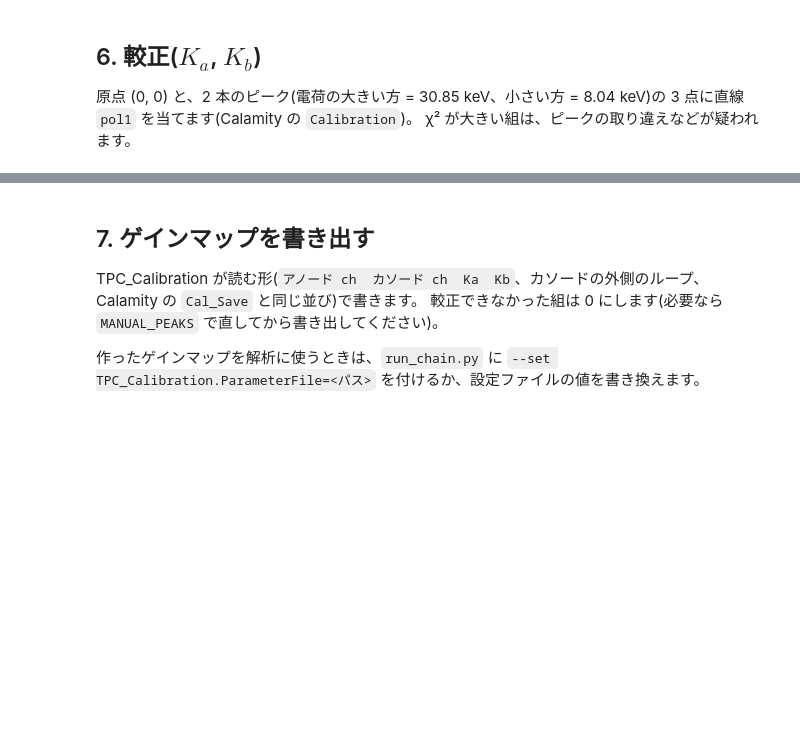
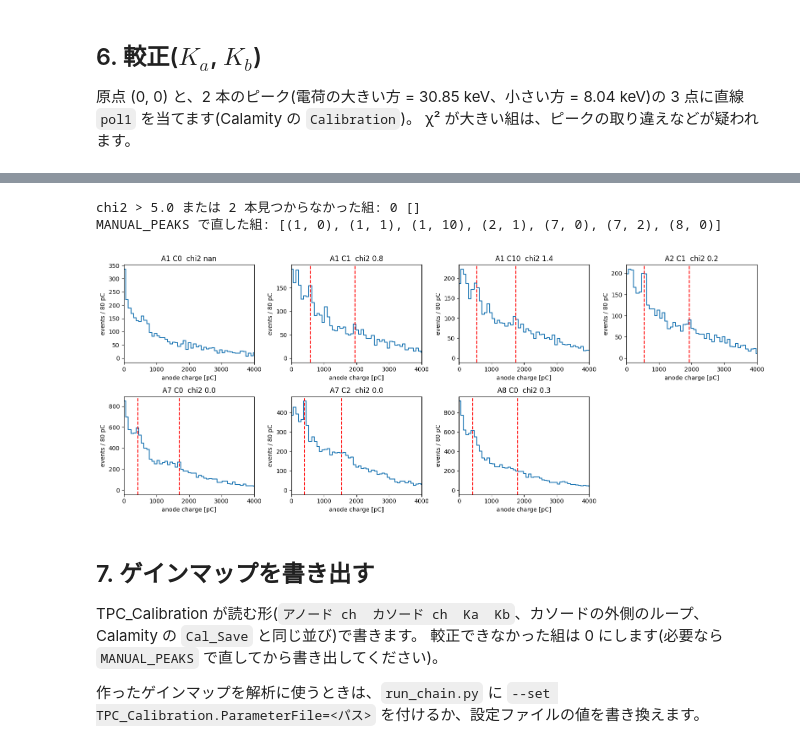
Before and after one commit to SMILE-tool-box/EricaNext_try, a Jupyter notebook: tutorials_caldata/4_MakeCalibration/GainMap.ipynb, the cells around one changed output, grey strips where cells are left out. Drawn from its saved outputs; the diff is of its cells as text; code cells hidden in the pictures; blank space fills up the shorter version.

```diff
--- a/tutorials_caldata/4_MakeCalibration/GainMap.ipynb
+++ b/tutorials_caldata/4_MakeCalibration/GainMap.ipynb
@@ -226,6 +248,14 @@ print(f"{len(peaks)} pairs with >= {MIN_EVENTS} events, {n_ok} with {len(PEAK_KE
 # %%
 MANUAL_PEAKS = {
     # (アノード ch, カソード ch): [30.85 keV のピーク [pC], 8.04 keV のピーク [pC]]   χ² がおかしい組を、図を見て手で直す
+    # 2017-12-19/20 の全 12 run、閾値 20 ADU で自動のピーク探しが別の山を拾った組(7 節の図を 20 pC のビンで見て決めた。精度は ±50〜100 pC)
+    (1, 1):  [1950., 580.],
+    (1, 10): [1750., 540.],
+    (2, 1):  [1930., 540.],
+    (7, 0):  [1700., 430.],
+    (7, 2):  [1550., 400.],
+    (8, 0):  [1800., 430.],
+    (1, 0):  [],               # 30.85 keV のピークが見えない -> 較正しない(0 を書く)
 }
 
 def calibrate(q_peaks):
@@ -265,23 +304,28 @@ fig.tight_layout()
 # %%
 CHI2_MAX = 5.
 bad = sorted([k for k, v in cal.items() if v[2] > CHI2_MAX] + [k for k, p in peaks.items() if len(p) != len(PEAK_KEV)])
 print(f"chi2 > {CHI2_MAX} または 2 本見つからなかった組: {len(bad)}", bad[:30])
-show = bad[:12] if bad else sorted(cal)[:6]
+print("MANUAL_PEAKS で直した組:", sorted(MANUAL_PEAKS))
+show = sorted(set(bad[:12]) | set(MANUAL_PEAKS)) or sorted(cal)[:6]
 nrow = int(np.ceil(len(show) / 4))
 fig, ax = plt.subplots(nrow, 4, figsize=(16, 3.2 * nrow), squeeze=False)
 for a_, (a, c) in zip(ax.flat, show):
     h = spectrum(a, c); h.Rebin(REBIN)
     x = [h.GetBinCenter(i) for i in range(1, h.GetNbinsX() + 1)]
     y = [h.GetBinContent(i) for i in range(1, h.GetNbinsX() + 1)]
     a_.step(x, y, where="mid")
     for xp in MANUAL_PEAKS.get((a, c), peaks.get((a, c), [])):
         a_.axvline(xp, color="r", ls="--")
     chi = cal[(a, c)][2] if (a, c) in cal else float("nan")
     a_.set_xlim(0, 4000); a_.set_title(f"A{a} C{c}  chi2 {chi:.1f}")
     a_.set_xlabel("anode charge [pC]"); a_.set_ylabel(f"events / {2 * REBIN} pC")
 for a_ in ax.flat[len(show):]:
     a_.axis("off")
 fig.tight_layout()
+# %% [output]
+chi2 > 5.0 または 2 本見つからなかった組: 0 []
+MANUAL_PEAKS で直した組: [(1, 0), (1, 1), (1, 10), (2, 1), (7, 0), (7, 2), (8, 0)]
+[figure, added]
 # %% [markdown]
 ## 7. ゲインマップを書き出す
 
```
Also changed, not shown: parts of 11 cells of this notebook, 13 other files.
